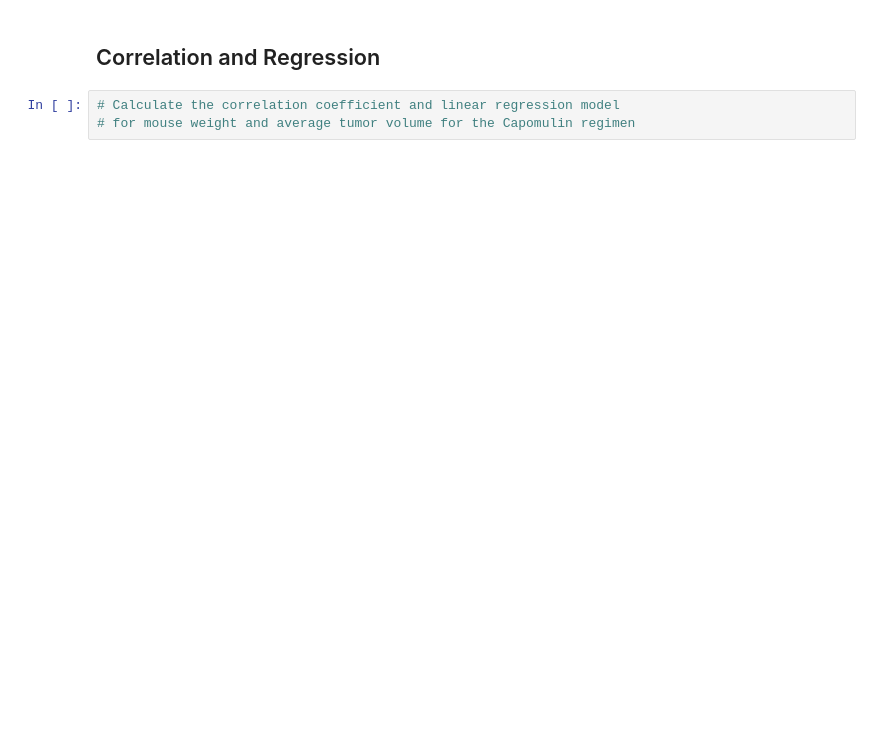
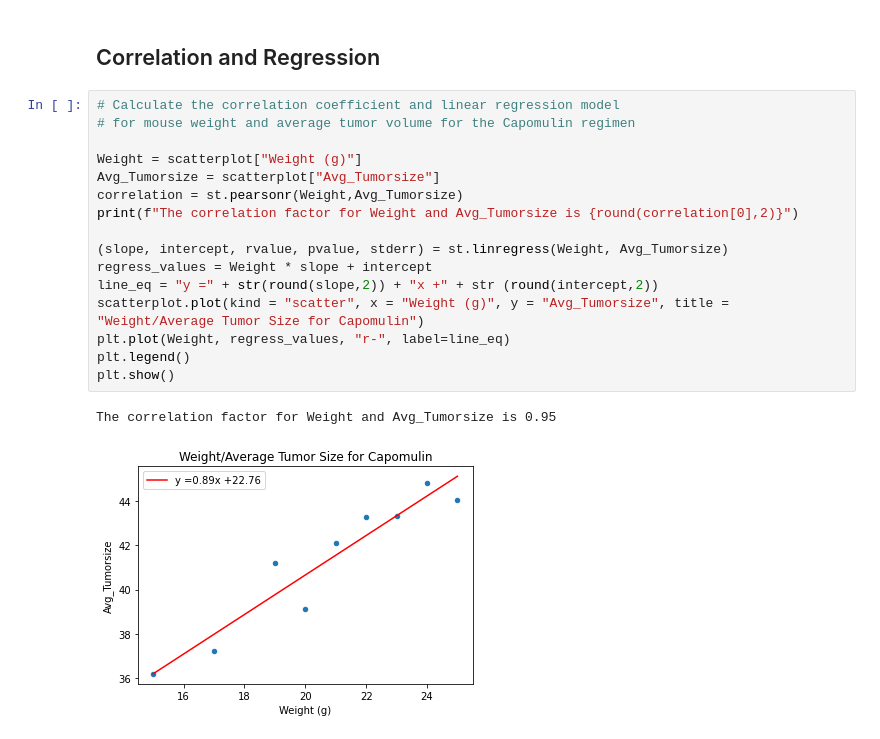
Before and after one commit to ellesledge/matplotlib_pymaceuticals, a Jupyter notebook: Pymaceuticals/pymaceuticals_starter.ipynb, the cells around one changed output. Saved outputs shown, nothing was run; the diff lists cells and outputs as text; blank space fills up the shorter version.

```diff
--- a/Pymaceuticals/pymaceuticals_starter.ipynb
+++ b/Pymaceuticals/pymaceuticals_starter.ipynb
@@ -258,5 +281,21 @@ For Ceftamin values above 87.666 could be upper outliers
 # %% [markdown]
 ## Correlation and Regression
-# %%
-# Calculate the correlation coefficient and linear regression model
-# for mouse weight and average tumor volume for the Capomulin regimen
+# %%
+# Calculate the correlation coefficient and linear regression model
+# for mouse weight and average tumor volume for the Capomulin regimen
+
+Weight = scatterplot["Weight (g)"]
+Avg_Tumorsize = scatterplot["Avg_Tumorsize"]
+correlation = st.pearsonr(Weight,Avg_Tumorsize)
+print(f"The correlation factor for Weight and Avg_Tumorsize is {round(correlation[0],2)}")
+
+(slope, intercept, rvalue, pvalue, stderr) = st.linregress(Weight, Avg_Tumorsize)
+regress_values = Weight * slope + intercept
+line_eq = "y =" + str(round(slope,2)) + "x +" + str (round(intercept,2))
+scatterplot.plot(kind = "scatter", x = "Weight (g)", y = "Avg_Tumorsize", title = "Weight/Average Tumor Size for Capomulin")
+plt.plot(Weight, regress_values, "r-", label=line_eq)
+plt.legend()
+plt.show()
+# %% [output]
+The correlation factor for Weight and Avg_Tumorsize is 0.95
+[figure, added]
```
Also changed, not shown: parts of 4 cells of this notebook.
